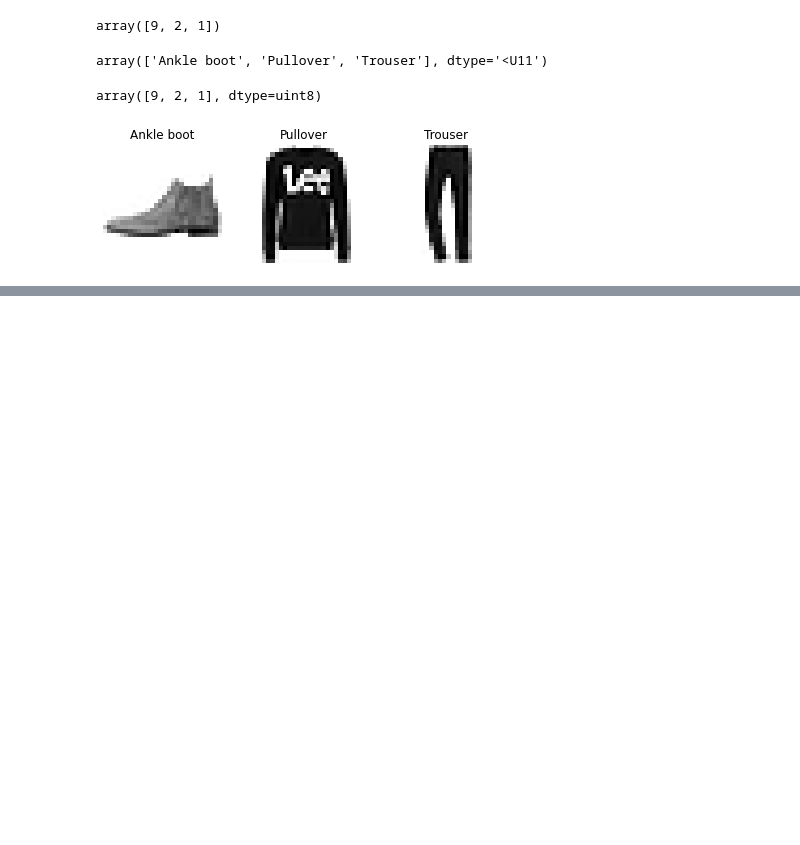
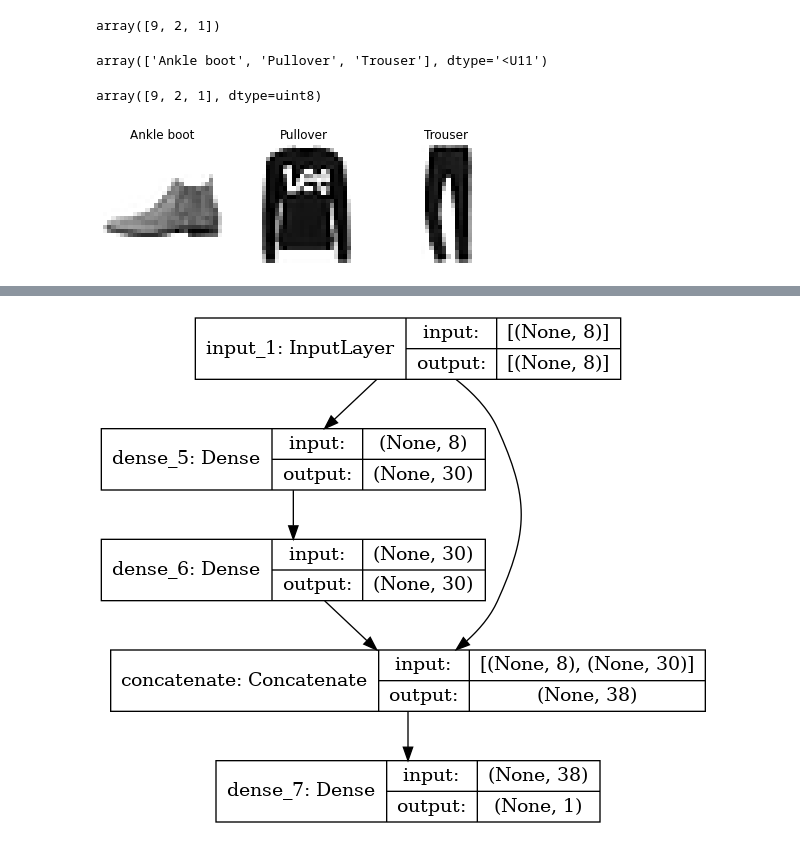
Before and after one commit to matyama/homl, a Jupyter notebook: 10_neural_networks.ipynb, the cells around one changed output, grey strips where cells are left out. Drawn from its saved outputs; the diff is of its cells as text; code cells hidden in the pictures; blank space fills up the shorter version.

```diff
--- a/10_neural_networks.ipynb
+++ b/10_neural_networks.ipynb
@@ -408,0 +492,19 @@ plt.show()
+# %%
+# Set the random generator state
+np.random.seed(42)
+tf.random.set_seed(42)
+
+# Functional API is useful when one needs to reference and connect specific layers
+input_ = keras.layers.Input(shape=X_train.shape[1:])
+hidden1 = keras.layers.Dense(30, activation="relu")(input_)
+hidden2 = keras.layers.Dense(30, activation="relu")(hidden1)
+
+# e.g. here we create a hidden layer by concatenating input to the output of 2nd hidden layer
+#  - notice that this is a functional construct which doesn't have any model parameters
+concat = keras.layers.concatenate([input_, hidden2])
+output = keras.layers.Dense(1)(concat)
+
+# To construct a model we specify which layer is the input and output
+model = keras.models.Model(inputs=[input_], outputs=[output])
+
+model.summary()
@@ -408,0 +531,4 @@ plt.show()
+# %%
+keras.utils.plot_model(model, os.path.join("data", "fashion_mnist_functional_1.png"), show_shapes=True)
+# %% [output]
+[figure, added]
```
Also changed, not shown: parts of 22 cells of this notebook.
